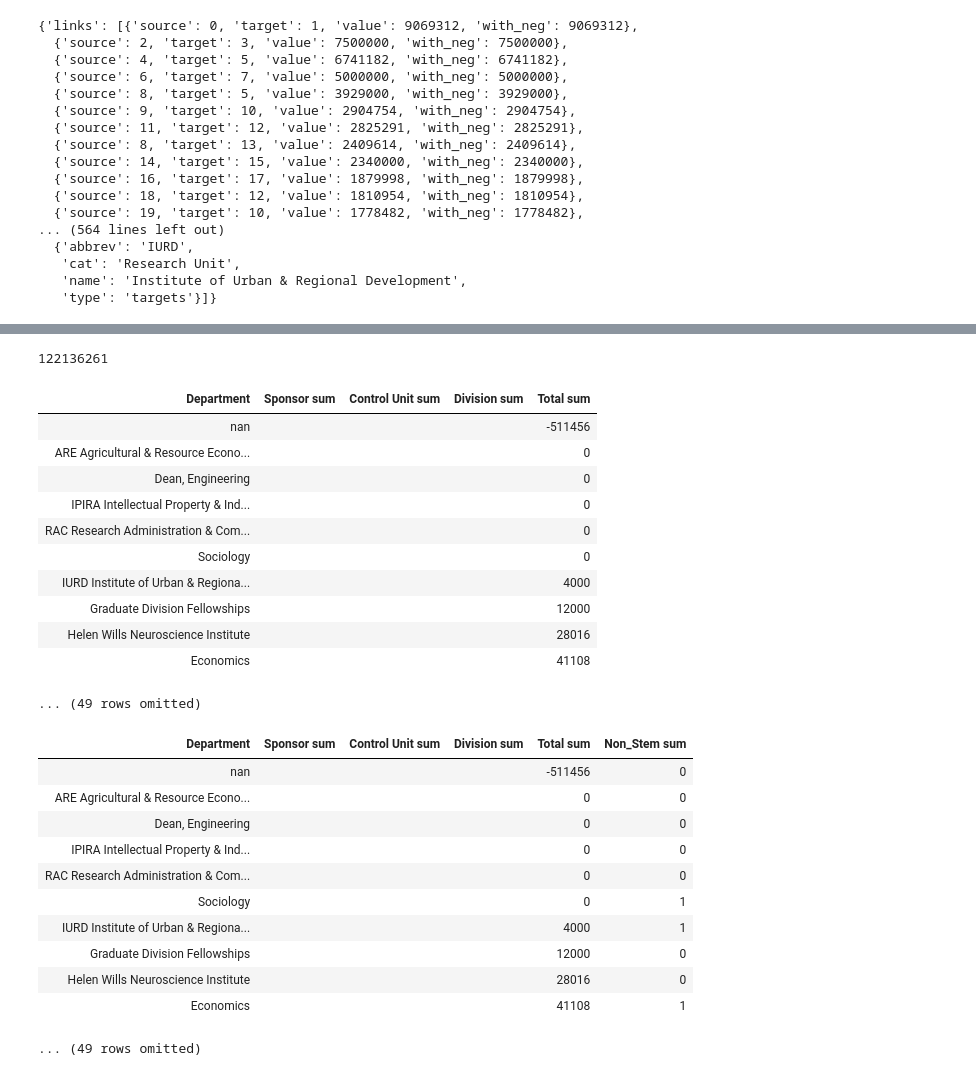
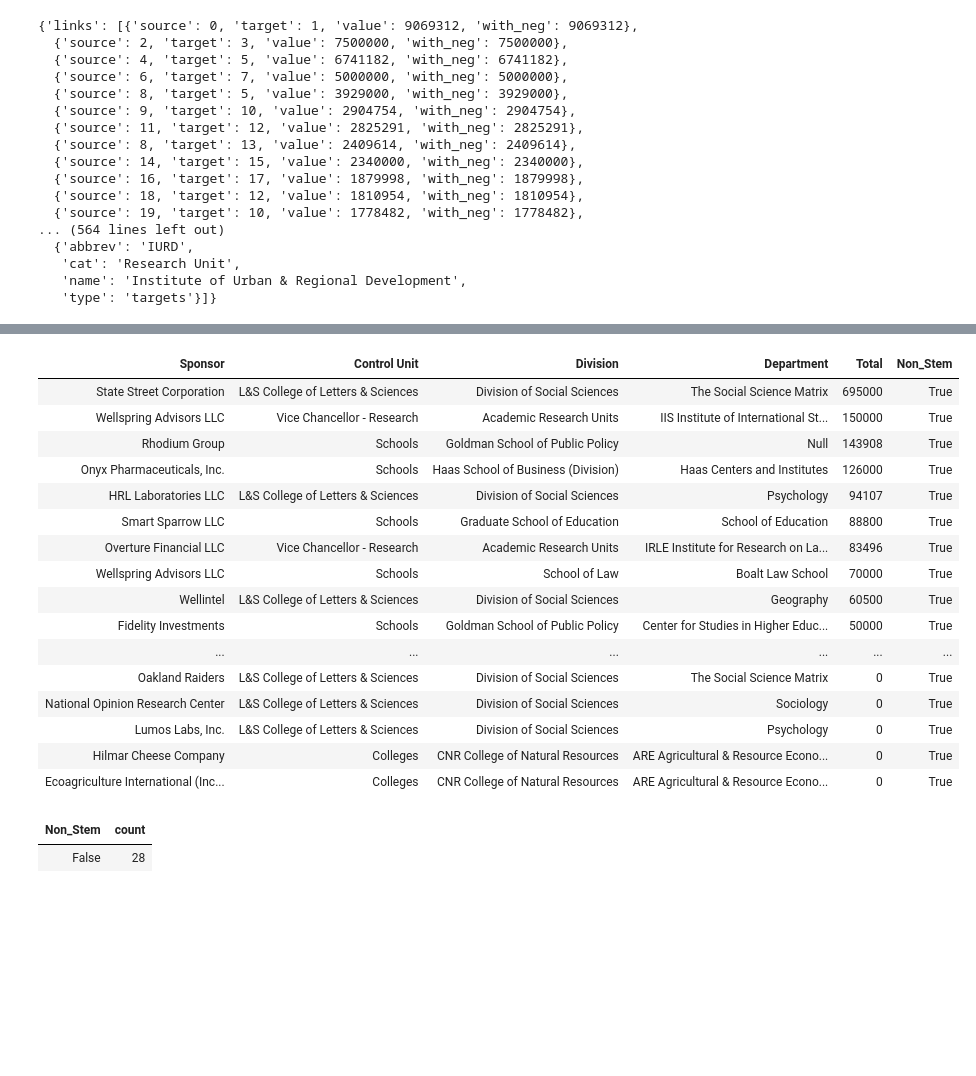
Before and after one commit to dailycal-projects/private-research, a Jupyter notebook: notebooks/private-research.ipynb, the cells around one changed output, grey strips where cells are left out. Cells and saved outputs as stored; diff of their text form; code cells hidden in the pictures; blank space fills up the shorter version.

```diff
--- a/notebooks/private-research.ipynb
+++ b/notebooks/private-research.ipynb
@@ -400,9 +361,17 @@ other = ['Strategic Academic and Facilities Planning', 'UC Library',
          'EVCP Executive Vice Chancellor & Provost']
 # %%
 # if division or department includes sciences, chemistry, engineering, transportation,
-def non_stem(div, dept):
-    keywords = ['social sciences', 'international studies', 'education', 'labor and employment',
-               'law', 'haas', 'regional development', 'humanities']
+def non_stem(div, dept, nsf=True):
+    if nsf:
+        keywords = ['education', 'haas',
+                   'regional development', 'humanities']
+        not_ = []
+    else:
+        keywords = ['social sciences', 'international studies', 'education', 'labor and employment',
+               'law', 'haas', 'regional development', 'humanities', 'economics', 'public policy']
+#         'public policy'
+        not_ = []
+
     div_ = np.any([x in div.lower() for x in keywords])
     dept_ = np.any([x in dept.lower() for x in keywords])
-    return div_ or dept_
+    return (div_ or dept_) and ((div.lower() not in not_) and (dept.lower() not in not_))
@@ -413 +378,6 @@ stem_industry = industry.with_column('Non_Stem',
+# %%
+stem_industry_common = industry.with_column('Non_Stem',
+                        industry.apply(lambda x, y: non_stem(x, y, False), ['Division', 'Department']))
+stem_industry_NSF = industry.with_column('Non_Stem',
+                        industry.apply(lambda x, y: non_stem(x, y), ['Division', 'Department']))
 # %%
@@ -445,34 +408,0 @@ print(stem/non ,": 1 stem to non-stem ratio")
-# %%
-sum(stem_industry.column('Total'))
-# %% [output]
-122136261
-# %%
-industry.group("Department", sum).sort("Total sum", descending=False)
-# %% [output]
-| Department | Sponsor sum | ﻿Control Unit sum | Division sum | Total sum |
-| nan |  |  |  | -511456 |
-| ARE Agricultural & Resource Econo... |  |  |  | 0 |
-| Dean, Engineering |  |  |  | 0 |
-| IPIRA Intellectual Property & Ind... |  |  |  | 0 |
-| RAC Research Administration & Com... |  |  |  | 0 |
-| Sociology |  |  |  | 0 |
-| IURD Institute of Urban & Regiona... |  |  |  | 4000 |
-| Graduate Division Fellowships |  |  |  | 12000 |
-| Helen Wills Neuroscience Institute |  |  |  | 28016 |
-| Economics |  |  |  | 41108 |
-... (49 rows omitted)
-# %%
-stem_industry.group("Department", sum).sort("Total sum", descending=False)
-# %% [output]
-| Department | Sponsor sum | ﻿Control Unit sum | Division sum | Total sum | Non_Stem sum |
-| nan |  |  |  | -511456 | 0 |
-| ARE Agricultural & Resource Econo... |  |  |  | 0 | 0 |
-| Dean, Engineering |  |  |  | 0 | 0 |
-| IPIRA Intellectual Property & Ind... |  |  |  | 0 | 0 |
-| RAC Research Administration & Com... |  |  |  | 0 | 0 |
-| Sociology |  |  |  | 0 | 1 |
-| IURD Institute of Urban & Regiona... |  |  |  | 4000 | 1 |
-| Graduate Division Fellowships |  |  |  | 12000 | 0 |
-| Helen Wills Neuroscience Institute |  |  |  | 28016 | 0 |
-| Economics |  |  |  | 41108 | 1 |
-... (49 rows omitted)
@@ -478,0 +416,25 @@ stem_industry.group("Department", sum).sort("Total sum", descending=False)
+# %%
+stem_industry_common.where('Non_Stem', True).show()
+# %% [output]
+| Sponsor | ﻿Control Unit | Division | Department | Total | Non_Stem |
+| State Street Corporation | L&S College of Letters & Sciences | Division of Social Sciences | The Social Science Matrix | 695000 | True |
+| Wellspring Advisors LLC | Vice Chancellor - Research | Academic Research Units | IIS Institute of International St... | 150000 | True |
+| Rhodium Group | Schools | Goldman School of Public Policy | Null | 143908 | True |
+| Onyx Pharmaceuticals, Inc. | Schools | Haas School of Business (Division) | Haas Centers and Institutes | 126000 | True |
+| HRL Laboratories LLC | L&S College of Letters & Sciences | Division of Social Sciences | Psychology | 94107 | True |
+| Smart Sparrow LLC | Schools | Graduate School of Education | School of Education | 88800 | True |
+| Overture Financial LLC | Vice Chancellor - Research | Academic Research Units | IRLE Institute for Research on La... | 83496 | True |
+| Wellspring Advisors LLC | Schools | School of Law | Boalt Law School | 70000 | True |
+| Wellintel | L&S College of Letters & Sciences | Division of Social Sciences | Geography | 60500 | True |
+| Fidelity Investments | Schools | Goldman School of Public Policy | Center for Studies in Higher Educ... | 50000 | True |
+| ... | ... | ... | ... | ... | ... |
+| Oakland Raiders | L&S College of Letters & Sciences | Division of Social Sciences | The Social Science Matrix | 0 | True |
+| National Opinion Research Center | L&S College of Letters & Sciences | Division of Social Sciences | Sociology | 0 | True |
+| Lumos Labs, Inc. | L&S College of Letters & Sciences | Division of Social Sciences | Psychology | 0 | True |
+| Hilmar Cheese Company | Colleges | CNR College of Natural Resources | ARE Agricultural & Resource Econo... | 0 | True |
+| Ecoagriculture International (Inc... | Colleges | CNR College of Natural Resources | ARE Agricultural & Resource Econo... | 0 | True |
+# %%
+stem_industry_common.where('Total', are.below(0)).group('Non_Stem')
+# %% [output]
+| Non_Stem | count |
+| False | 28 |
```
Also changed, not shown: parts of 9 cells of this notebook, 3 other files.
